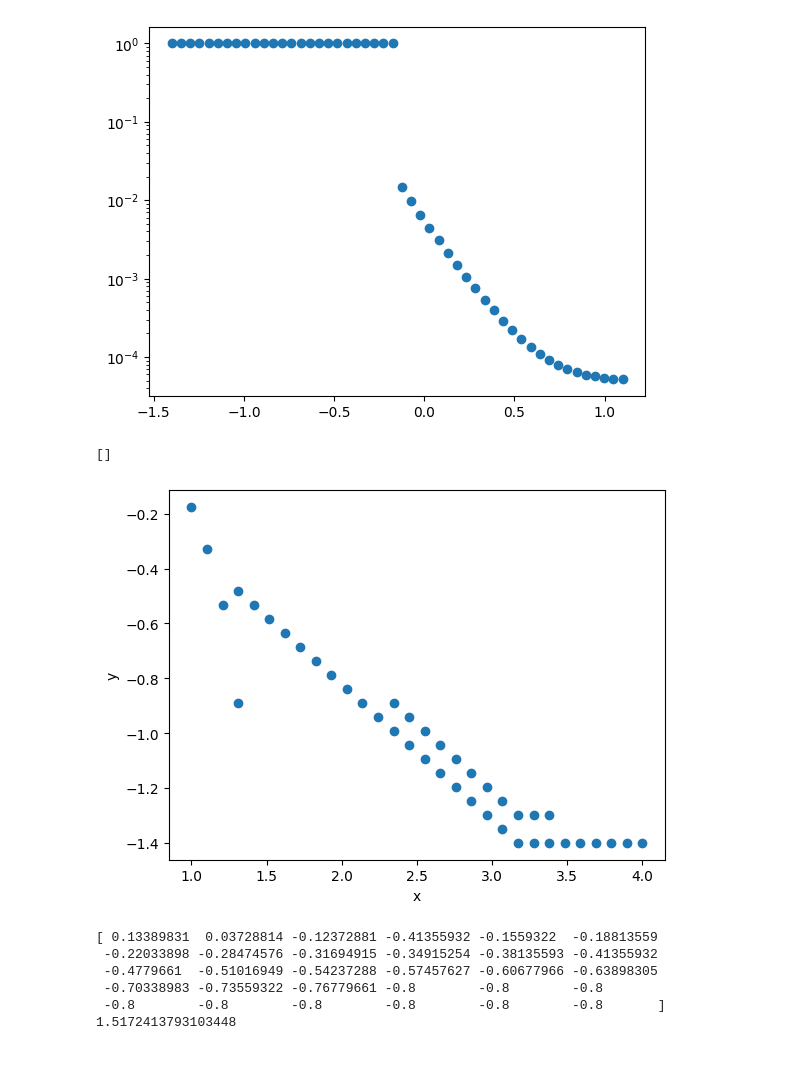
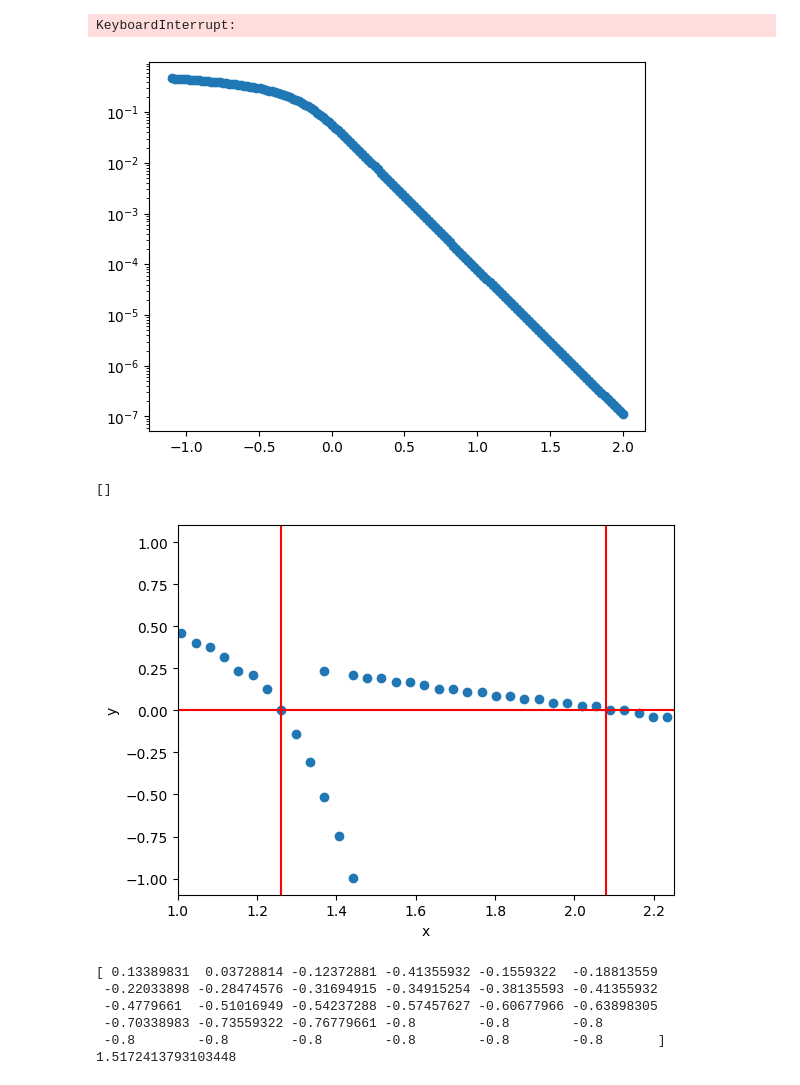
Before and after one commit to clemo1234/MFT_Calcs, a Jupyter notebook: mft_research_tests.ipynb, the cells around one changed output. Drawn from its saved outputs; the diff is of its cells as text; code cells hidden in the pictures.

```diff
--- a/mft_research_tests.ipynb
+++ b/mft_research_tests.ipynb
@@ -16,7 +16,7 @@ from tqdm import tqdm
 #d = 4
 pi = np.pi
 
-N = 6
+N = 10
 
 d = 4
 
@@ -104,8 +104,8 @@ def calc(beta_val):
             bounds=[(0, 25), (0, 25)],
             strategy='best1bin',
             maxiter=10000,
-            popsize=254*2,
-            tol=2e-17,
+            popsize=300,
+            tol=2e-15,
             polish=True,   # optional local refinement (uses L-BFGS-B)
         )
 
@@ -127,7 +127,7 @@ def calc(beta_val):
     return mus
     #plt.scatter(gammas, mus)
 
-beta_list = np.linspace(-1.4, 4, int(14*10))
+beta_list = np.linspace(0, 4, int(14*8))
 mus_list = []
 
 gammas_list = np.linspace(-1.1,2.0,150)
@@ -139,6 +139,8 @@ gammas_list = np.linspace(-1.1,2.0,150)
 mus_list = Parallel(n_jobs=14)(
     delayed(calc)(beta) for beta in tqdm(beta_list)
 )
+# %% [output]
+KeyboardInterrupt:
 # %%
 gammas_list = np.linspace(-1.1,1.1,100)
 # %%
@@ -146,10 +148,10 @@ np.save('ord_param_z6_fine_data.npy', mus_list)
 # %%
 test = np.array(mus_list).reshape(-1)
 
-plt.scatter(gammas_list, mus_list[0])
+plt.scatter(gammas_list, mus_list[80])
 plt.yscale('log')
 # %% [output]
-[figure, old version]
+[figure, new version]
 # %%
 
 def outliers(data, threshold=1000):
@@ -219,22 +221,25 @@ gammas_crit
 # %%
 import matplotlib.pyplot as plt
 
 xs = []
 ys = []
 for xi, yi in zip(beta_list, gammas_crit):
     if isinstance(yi, (list, tuple)):
         for v in yi:
             xs.append(xi)
             ys.append(v)
     else:
         xs.append(xi)
         ys.append(yi)
 
-
 plt.figure()
+plt.axhline(y=0, color = "red")
+plt.axvline(x = 1.26, color = "red")
+plt.axvline(x = 2.08, color = "red")
 plt.scatter(xs, np.array(ys))
 plt.xlabel("x")
 plt.ylabel("y")
+plt.xlim(1,2.25)
 plt.show()
 # %% [output]
-[figure, old version]
+[figure, new version]
```
Also changed, not shown: parts of 2 cells of this notebook, 12 other files.
